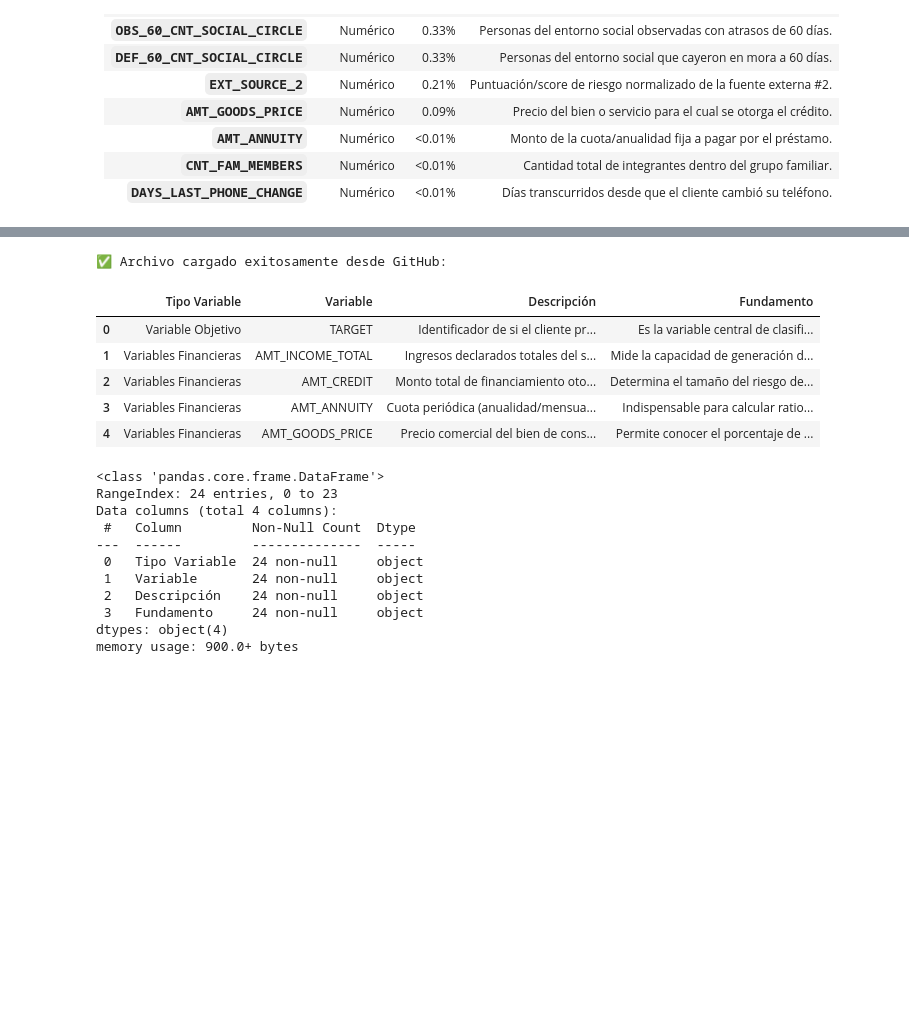
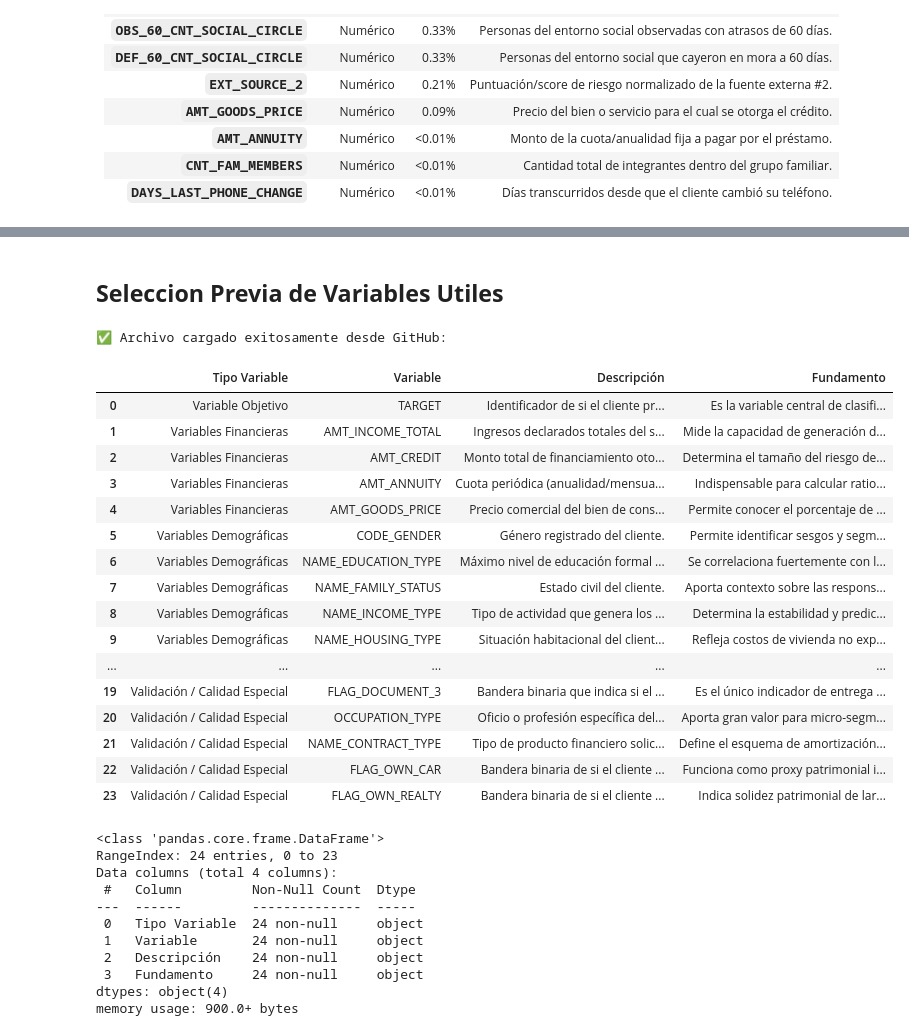
Before and after one commit to nanomelk/Analista-de-Datos-II, a Jupyter notebook: ABP2_Home_Credit_Default_Risk.ipynb, the cells around one changed output, grey strips where cells are left out. Drawn from its saved outputs; the diff is of its cells as text; code cells hidden in the pictures; blank space fills up the shorter version.

```diff
--- a/ABP2_Home_Credit_Default_Risk.ipynb
+++ b/ABP2_Home_Credit_Default_Risk.ipynb
@@ -587,29 +634,42 @@ que se conservarán para la Evidencia 1, estructuradas según el tipo de informa
+# %% [markdown]
+## **Seleccion Previa de Variables Utiles**
 # %%
 # Leer archivo excel denominado Analisis_Previo.xlsx que contiene la información de las variables a analizar y una breve descripción de cada una de ellas
 # Los encabezados arrancan en la fila 4
 #df_analisis = pd.read_excel('Analisis_Previo.xlsx', header=4)
 import pandas as pd
 from IPython.display import display
 
-# 1. URL raw del archivo en tu GitHub
+# 1. URL raw del archivo en GitHub
 url = "https://raw.githubusercontent.com/nanomelk/Analista-de-Datos-II/main/Analisis_Previo.xlsx"
 
 # 2. Descargar el archivo al entorno local de Colab usando curl
 !curl -s -L -o Analisis_Previo.xlsx "{url}"
 
 # 3. Leer el Excel con Pandas (aplicando header=4 como en tu script original)
 df_analisis = pd.read_excel('Analisis_Previo.xlsx', header=4)
 
 print("✅ Archivo cargado exitosamente desde GitHub:")
-display(df_analisis.head())
+display(df_analisis)
 # %% [output]
 ✅ Archivo cargado exitosamente desde GitHub:
 |  | Tipo Variable | Variable | Descripción | Fundamento |
 | 0 | Variable Objetivo | TARGET | Identificador de si el cliente pr... | Es la variable central de clasifi... |
 | 1 | Variables Financieras | AMT_INCOME_TOTAL | Ingresos declarados totales del s... | Mide la capacidad de generación d... |
 | 2 | Variables Financieras | AMT_CREDIT | Monto total de financiamiento oto... | Determina el tamaño del riesgo de... |
 | 3 | Variables Financieras | AMT_ANNUITY | Cuota periódica (anualidad/mensua... | Indispensable para calcular ratio... |
 | 4 | Variables Financieras | AMT_GOODS_PRICE | Precio comercial del bien de cons... | Permite conocer el porcentaje de ... |
+| 5 | Variables Demográficas | CODE_GENDER | Género registrado del cliente. | Permite identificar sesgos y segm... |
+| 6 | Variables Demográficas | NAME_EDUCATION_TYPE | Máximo nivel de educación formal ... | Se correlaciona fuertemente con l... |
+| 7 | Variables Demográficas | NAME_FAMILY_STATUS | Estado civil del cliente. | Aporta contexto sobre las respons... |
+| 8 | Variables Demográficas | NAME_INCOME_TYPE | Tipo de actividad que genera los ... | Determina la estabilidad y predic... |
+| 9 | Variables Demográficas | NAME_HOUSING_TYPE | Situación habitacional del client... | Refleja costos de vivienda no exp... |
+| ... | ... | ... | ... | ... |
+| 19 | Validación / Calidad Especial | FLAG_DOCUMENT_3 | Bandera binaria que indica si el ... | Es el único indicador de entrega ... |
+| 20 | Validación / Calidad Especial | OCCUPATION_TYPE | Oficio o profesión específica del... | Aporta gran valor para micro-segm... |
+| 21 | Validación / Calidad Especial | NAME_CONTRACT_TYPE | Tipo de producto financiero solic... | Define el esquema de amortización... |
+| 22 | Validación / Calidad Especial | FLAG_OWN_CAR | Bandera binaria de si el cliente ... | Funciona como proxy patrimonial i... |
+| 23 | Validación / Calidad Especial | FLAG_OWN_REALTY | Bandera binaria de si el cliente ... | Indica solidez patrimonial de lar... |
 # %%
 df_analisis.info()
 # %% [output]
```
Also changed, not shown: parts of 78 cells of this notebook.
